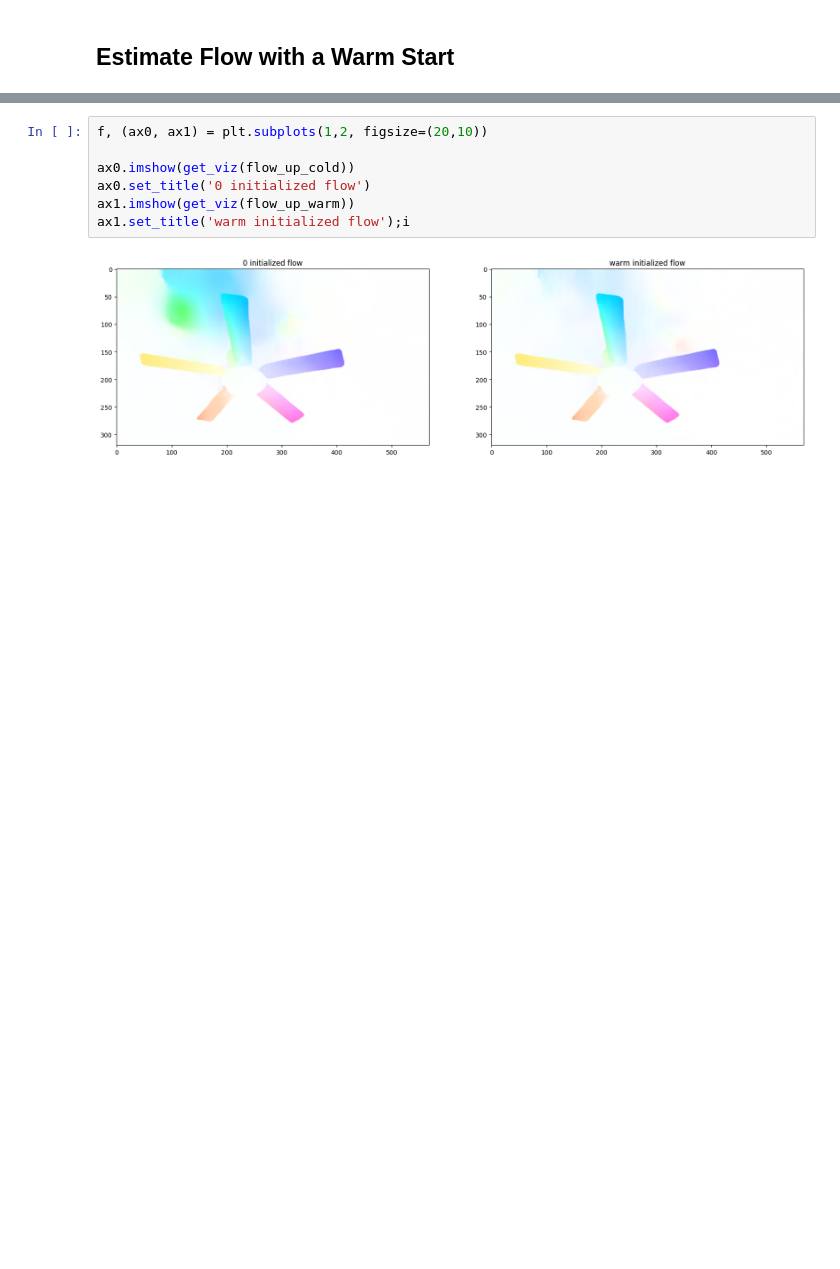
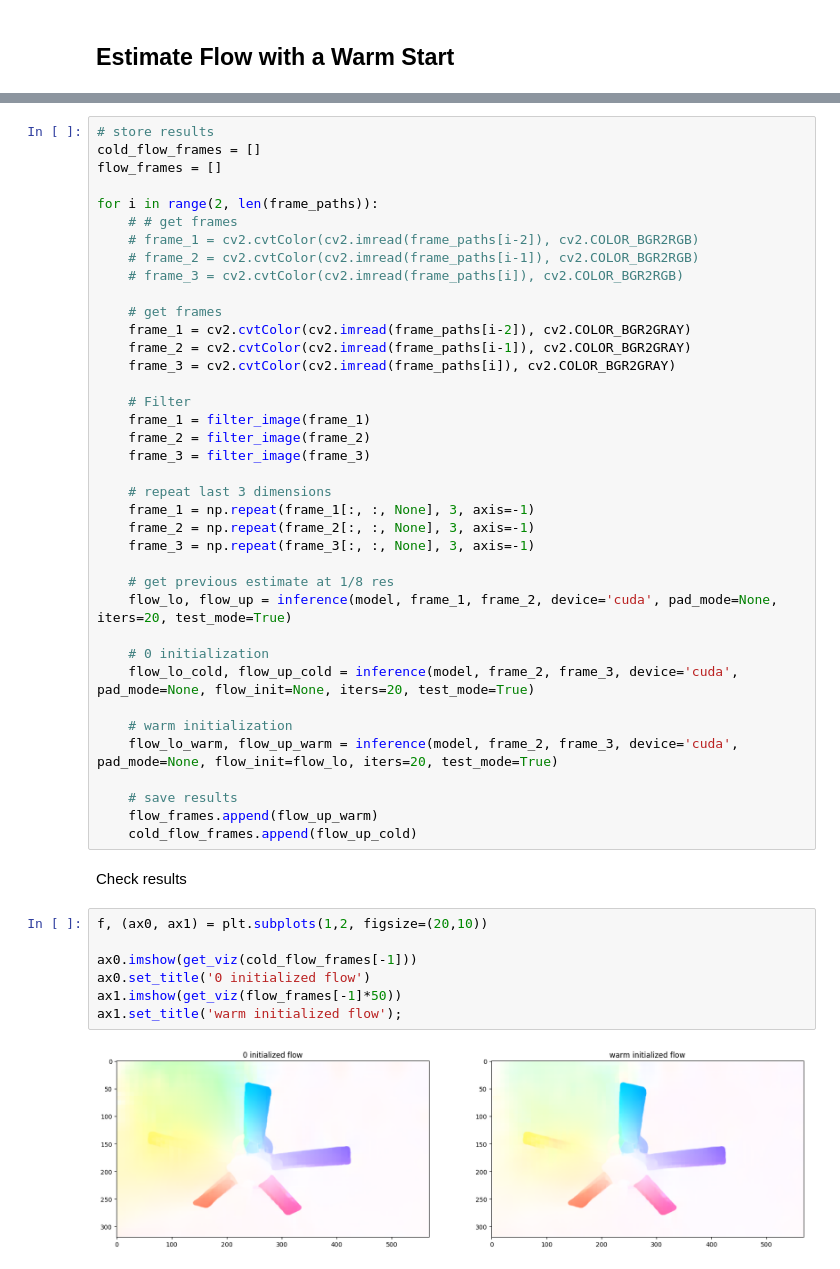
Before and after one commit to itberrios/CV_projects, a Jupyter notebook: RAFT/RAFT_exploration.ipynb, the cells around one changed output, grey strips where cells are left out. Drawn from its saved outputs; the diff is of its cells as text; blank space fills up the shorter version.

Commit message:
Added Filtering for fan video

```diff
--- a/RAFT/RAFT_exploration.ipynb
+++ b/RAFT/RAFT_exploration.ipynb
@@ -266,9 +363,49 @@ flow_lo_warm, flow_up_warm = inference(model, frame2, frame3, device='cuda', pad
+# %%
+# store results
+cold_flow_frames = []
+flow_frames = []
+
+for i in range(2, len(frame_paths)):
+    # # get frames
+    # frame_1 = cv2.cvtColor(cv2.imread(frame_paths[i-2]), cv2.COLOR_BGR2RGB)
+    # frame_2 = cv2.cvtColor(cv2.imread(frame_paths[i-1]), cv2.COLOR_BGR2RGB)
+    # frame_3 = cv2.cvtColor(cv2.imread(frame_paths[i]), cv2.COLOR_BGR2RGB)
+
+    # get frames
+    frame_1 = cv2.cvtColor(cv2.imread(frame_paths[i-2]), cv2.COLOR_BGR2GRAY)
+    frame_2 = cv2.cvtColor(cv2.imread(frame_paths[i-1]), cv2.COLOR_BGR2GRAY)
+    frame_3 = cv2.cvtColor(cv2.imread(frame_paths[i]), cv2.COLOR_BGR2GRAY)
+
+    # Filter
+    frame_1 = filter_image(frame_1)
+    frame_2 = filter_image(frame_2)
+    frame_3 = filter_image(frame_3)
+
+    # repeat last 3 dimensions
+    frame_1 = np.repeat(frame_1[:, :, None], 3, axis=-1)
+    frame_2 = np.repeat(frame_2[:, :, None], 3, axis=-1)
+    frame_3 = np.repeat(frame_3[:, :, None], 3, axis=-1)
+
+    # get previous estimate at 1/8 res
+    flow_lo, flow_up = inference(model, frame_1, frame_2, device='cuda', pad_mode=None, iters=20, test_mode=True)
+
+    # 0 initialization
+    flow_lo_cold, flow_up_cold = inference(model, frame_2, frame_3, device='cuda', pad_mode=None, flow_init=None, iters=20, test_mode=True)
+
+    # warm initialization
+    flow_lo_warm, flow_up_warm = inference(model, frame_2, frame_3, device='cuda', pad_mode=None, flow_init=flow_lo, iters=20, test_mode=True)
+
+    # save results
+    flow_frames.append(flow_up_warm)
+    cold_flow_frames.append(flow_up_cold)
+# %% [markdown]
+Check results
 # %%
 f, (ax0, ax1) = plt.subplots(1,2, figsize=(20,10))
 
-ax0.imshow(get_viz(flow_up_cold))
+ax0.imshow(get_viz(cold_flow_frames[-1]))
 ax0.set_title('0 initialized flow')
-ax1.imshow(get_viz(flow_up_warm))
-ax1.set_title('warm initialized flow');i
+ax1.imshow(get_viz(flow_frames[-1]*50))
+ax1.set_title('warm initialized flow');
 # %% [output]
-[figure, old version]
+[figure, new version]
```
Also changed, not shown: parts of 27 cells of this notebook.
